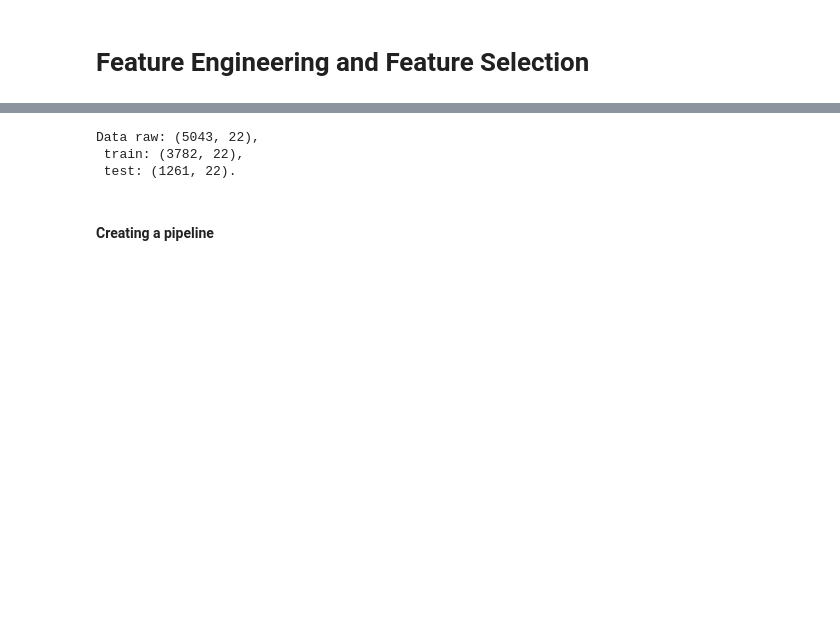
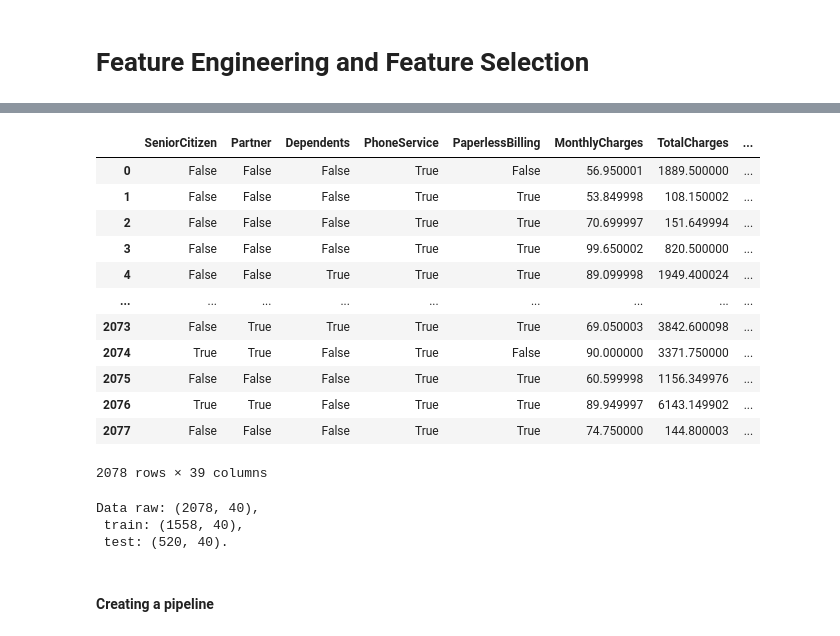
Before and after one commit to Ephicho/Classification, a Jupyter notebook: classification.ipynb, the cells around one changed output, grey strips where cells are left out. Drawn from its saved outputs; the diff is of its cells as text; code cells hidden in the pictures; blank space fills up the shorter version.

```diff
--- a/classification.ipynb
+++ b/classification.ipynb
@@ -466,10 +559,28 @@ plt.show()
+# %%
+data_raw.drop('Unnamed: 0',axis=1)
+# %% [output]
+|  | SeniorCitizen | Partner | Dependents | PhoneService | PaperlessBilling | MonthlyCharges | TotalCharges | ... |
+| 0 | False | False | False | True | False | 56.950001 | 1889.500000 | ... |
+| 1 | False | False | False | True | True | 53.849998 | 108.150002 | ... |
+| 2 | False | False | False | True | True | 70.699997 | 151.649994 | ... |
+| 3 | False | False | False | True | True | 99.650002 | 820.500000 | ... |
+| 4 | False | False | True | True | True | 89.099998 | 1949.400024 | ... |
+| ... | ... | ... | ... | ... | ... | ... | ... | ... |
+| 2073 | False | True | True | True | True | 69.050003 | 3842.600098 | ... |
+| 2074 | True | True | False | True | False | 90.000000 | 3371.750000 | ... |
+| 2075 | False | False | False | True | True | 60.599998 | 1156.349976 | ... |
+| 2076 | True | True | False | True | True | 89.949997 | 6143.149902 | ... |
+| 2077 | False | False | False | True | True | 74.750000 | 144.800003 | ... |
+2078 rows × 39 columns
 # %%
 # We'll split the data to create a train and test set, and to avoid data leakage in preprocessing
-data_raw = pd.read_csv('concatinated.csv')
+
+
 train, test = train_test_split(data_raw, test_size=0.25, random_state=123)
 
+
 print('Data raw: {},\n train: {},\n test: {}.'.format(data_raw.shape, train.shape, test.shape))
 # %% [output]
-Data raw: (5043, 22),
- train: (3782, 22),
- test: (1261, 22).
+Data raw: (2078, 40),
+ train: (1558, 40),
+ test: (520, 40).
```
Also changed, not shown: parts of 24 cells of this notebook, 1 other file.
